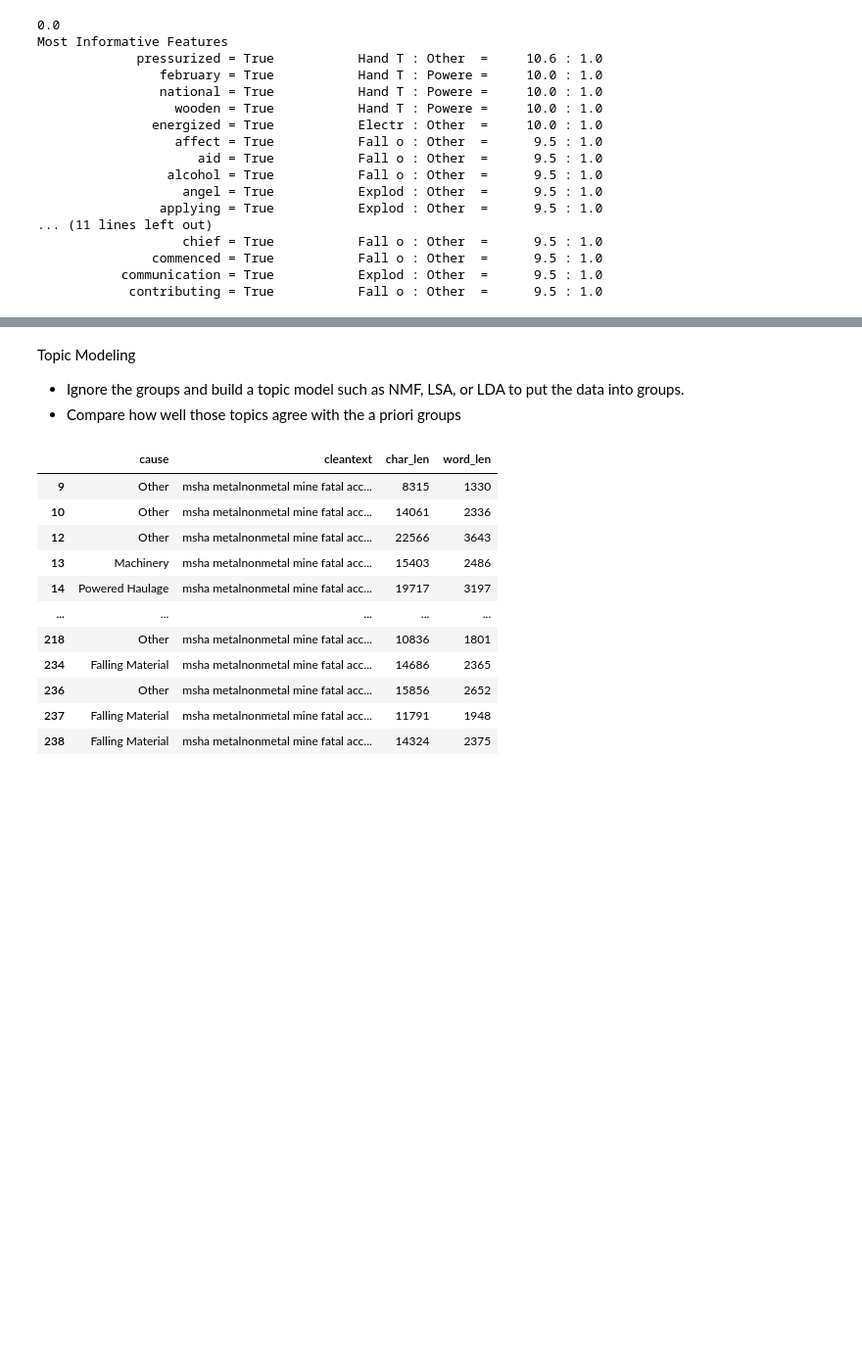
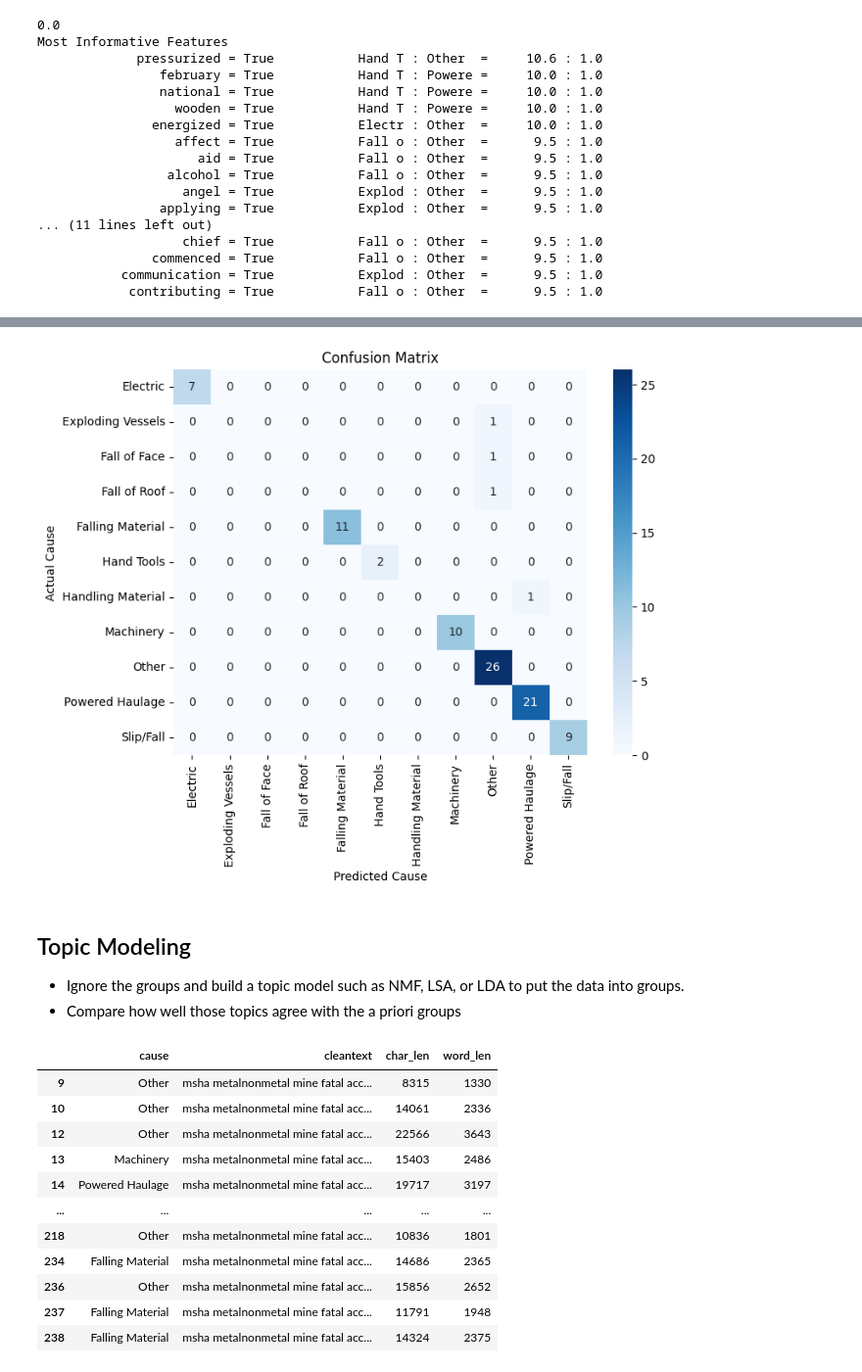
Before and after one commit to hdavis-sandiego/ADS509-Final, a Jupyter notebook: ADS 509 Final Project.ipynb, the cells around one changed output, grey strips where cells are left out. Shown at 98% size. Cells and saved outputs as stored; diff of their text form; code cells hidden in the pictures; blank space fills up the shorter version.

Commit message:
naive Bayes is done!

```diff
--- a/ADS 509 Final Project.ipynb
+++ b/ADS 509 Final Project.ipynb
@@ -706,0 +731,26 @@ Most Informative Features
+# %%
+# Create a CountVectorizer to convert text into numerical features
+vectorizer = CountVectorizer()
+
+# Extract the tweet texts and parties from tweet_data_sample
+texts = [text for text, _ in nb_data]
+causes = [cause for _, cause in nb_data]
+
+# Convert the tweet texts into numerical features
+X = vectorizer.fit_transform(texts )
+
+# Train a Naive Bayes classifier
+classifier = MultinomialNB()
+classifier.fit(X, causes)
+
+# Predict the party for each tweet and print the results
+for text, cause in nb_data:
+    texts_text = text
+    # Convert the tweet text into numerical features
+    X_tweet = vectorizer.transform([texts_text])
+    # Predict the party using the trained classifier
+    predicted_cause= classifier.predict(X_tweet)[0]
+
+    print(f"Here's our (cleaned) text: {texts_text}")
+    print(f"Actual cause is {cause} and our classifier says {predicted_cause}.")
+    print("")
@@ -707,5 +775,24 @@ Most Informative Features
+# %%
+# Predict the cause for each tweet
+predicted_causes = classifier.predict(X)
+
+# Generate the confusion matrix
+confusion_mat = confusion_matrix(causes, predicted_causes)
+
+# Get the class labels from the classifier
+class_labels = classifier.classes_
+
+# Create a heatmap of the confusion matrix using seaborn
+plt.figure(figsize=(8, 6))
+sns.heatmap(confusion_mat, annot=True, fmt="d", cmap="Blues", xticklabels=class_labels, yticklabels=class_labels)
+plt.title("Confusion Matrix")
+plt.xlabel("Predicted Cause")
+plt.ylabel("Actual Cause")
+plt.show()
+# %% [output]
+[figure, added]
 # %% [markdown]
-Topic Modeling
+## Topic Modeling
 - Ignore the groups and build a topic model such as NMF, LSA, or LDA to put the data into groups.
 - Compare how well those topics agree with the a priori groups
 # %%
```
Also changed, not shown: parts of 16 cells of this notebook.
